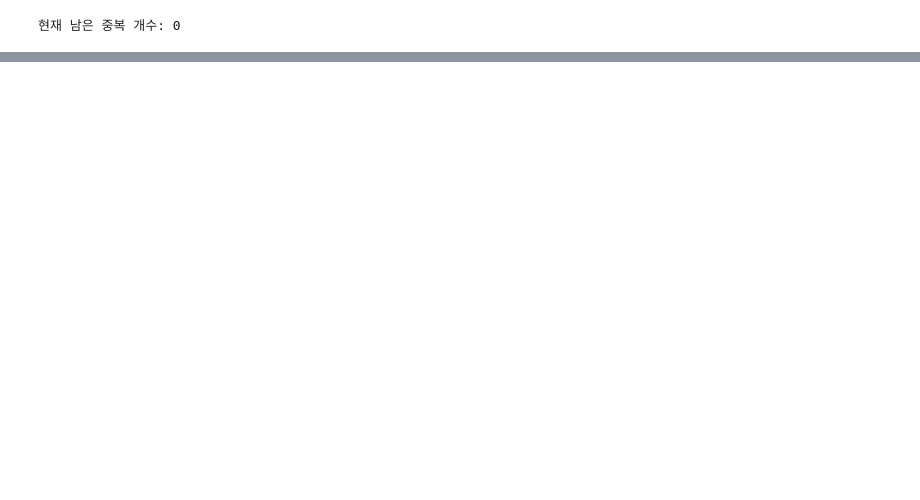
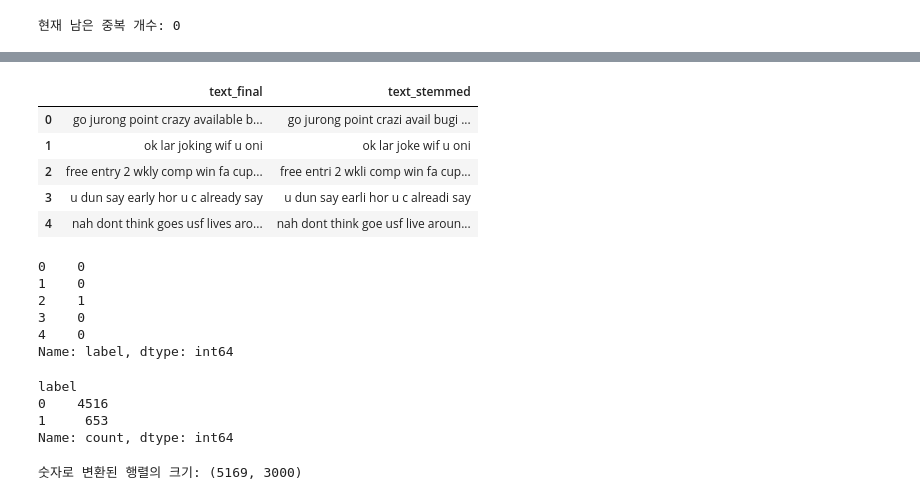
Before and after one commit to sorlros/spam_classification_model, a Jupyter notebook: spam_classification_model.ipynb, the cells around one changed output, grey strips where cells are left out. Cells and saved outputs as stored; diff of their text form; code cells hidden in the pictures; blank space fills up the shorter version.

```diff
--- a/spam_classification_model.ipynb
+++ b/spam_classification_model.ipynb
@@ -160,0 +198,52 @@ print(dataFrame[['text', 'text_clean']].head())
+# %%
+from nltk.stem import PorterStemmer
+
+stemmer = PorterStemmer()
+
+def stem_words(text):
+    words = text.split()
+
+    stemmed_words = [stemmer.stem(w) for w in words]
+    return " ".join(stemmed_words)
+# %%
+dataFrame["text_stemmed"] = dataFrame["text_final"].apply(stem_words)
+display(dataFrame[["text_final", "text_stemmed"]].head())
+# %% [output]
+|  | text_final | text_stemmed |
+| 0 | go jurong point crazy available b... | go jurong point crazi avail bugi ... |
+| 1 | ok lar joking wif u oni | ok lar joke wif u oni |
+| 2 | free entry 2 wkly comp win fa cup... | free entri 2 wkli comp win fa cup... |
+| 3 | u dun say early hor u c already say | u dun say earli hor u c alreadi say |
+| 4 | nah dont think goes usf lives aro... | nah dont think goe usf live aroun... |
+# %%
+# TF-IDF 벡터화 코드 진행
+
+from sklearn.feature_extraction.text import TfidfVectorizer
+from sklearn.model_selection import train_test_split
+
+tfidf = TfidfVectorizer(max_features=3000) # 가장 빈도수가 높은 단어를 3천개만 선택해 차원 축소
+
+# 레이블 인코딩
+dataFrame["label"] = dataFrame["label"].map({"ham": 0, "spam": 1})
+display(dataFrame["label"].head())
+
+X = tfidf.fit_transform(dataFrame["text_stemmed"]).toarray()
+y = dataFrame["label"].values
+# %% [output]
+0    0
+1    0
+2    1
+3    0
+4    0
+Name: label, dtype: int64
+# %%
+print(dataFrame["label"].value_counts())
+# %% [output]
+label
+0    4516
+1     653
+Name: count, dtype: int64
+# %%
+print(f"숫자로 변환된 행렬의 크기: {X.shape}")
+# %% [output]
+숫자로 변환된 행렬의 크기: (5169, 3000)
```
Also changed, not shown: parts of 19 cells of this notebook, 4 other files.
